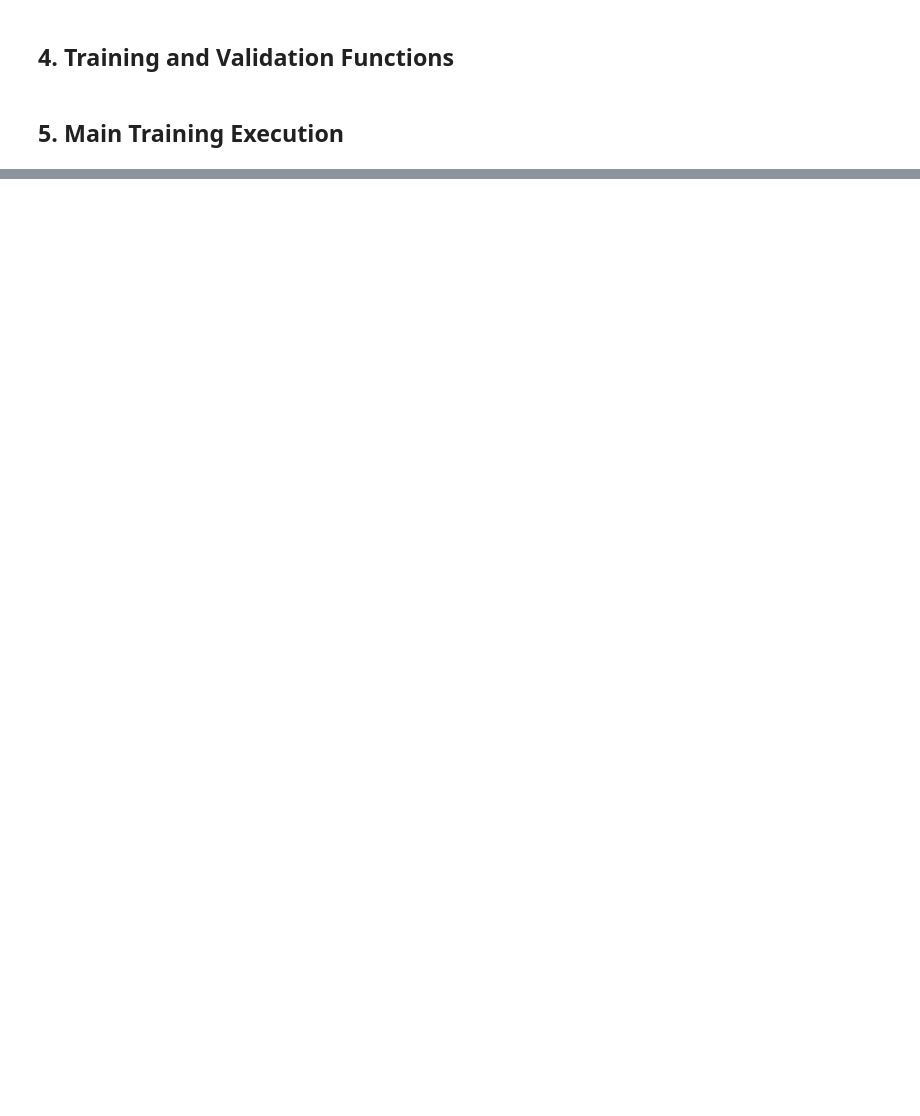
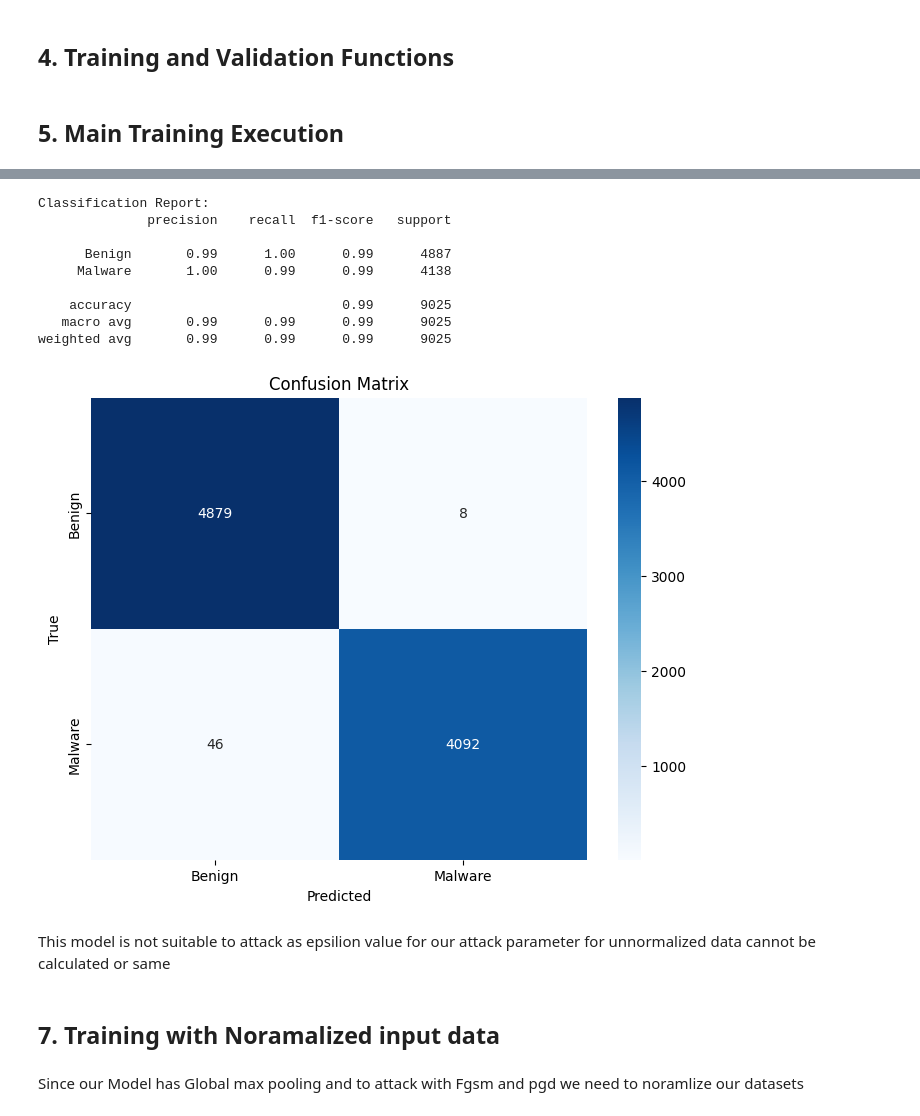
Before and after one commit to n-oli/SUM_reach, a Jupyter notebook: experiment.ipynb, the cells around one changed output, grey strips where cells are left out. Cells and saved outputs as stored; diff of their text form; code cells hidden in the pictures; blank space fills up the shorter version.

Commit message:
Refined Training and added attack logic

```diff
--- a/experiment.ipynb
+++ b/experiment.ipynb
@@ -194,0 +182,5 @@ logging.info(f"Best validation accuracy: {best_val_accuracy:.4f}")
+# %%
+# --- Test Data Loading ---
+test_dataset = MalwareDataset(splits['test']['files'], splits['test']['labels'])
+test_loader = DataLoader(test_dataset, batch_size=BATCH_SIZE, shuffle=False, num_workers=NUM_WORKERS)
+logging.info(f"{len(test_dataset)} number of test datasets loaded")
@@ -194,0 +189,5 @@ logging.info(f"Best validation accuracy: {best_val_accuracy:.4f}")
+# %%
+# --- Load Trained Model ---
+model = MalwareDetectionModel().to(device)
+model.load_state_dict(torch.load("best_model.pth"))
+model.eval()
@@ -194,0 +212,45 @@ logging.info(f"Best validation accuracy: {best_val_accuracy:.4f}")
+# %%
+def test_model(model, test_loader, device):
+    all_preds = []
+
+    all_labels = []
+    with torch.no_grad():
+        for (api_batch, global_batch), labels_batch in test_loader:
+            api_batch, global_batch, labels_batch = api_batch.to(device), global_batch.to(device), labels_batch.to(device)
+            outputs = model(api_batch, global_batch)
+            predicted = (outputs > 0.5).float()
+            all_preds.extend(predicted.cpu().numpy())
+            all_labels.extend(labels_batch.cpu().numpy())
+    return all_preds, all_labels
+# %%
+# --- Run Evaluation ---
+predictions, true_labels = test_model(model, test_loader, device)
+
+print("Classification Report:")
+print(classification_report(true_labels, predictions, target_names=['Benign', 'Malware']))
+
+
+cm = confusion_matrix(true_labels, predictions)
+plt.figure(figsize=(8, 6))
+sns.heatmap(cm, annot=True, fmt='d', cmap='Blues', xticklabels=['Benign', 'Malware'], yticklabels=['Benign', 'Malware'])
+plt.xlabel('Predicted')
+plt.ylabel('True')
+plt.title('Confusion Matrix')
+plt.show()
+# %% [output]
+Classification Report:
+              precision    recall  f1-score   support
+
+      Benign       0.99      1.00      0.99      4887
+     Malware       1.00      0.99      0.99      4138
+
+    accuracy                           0.99      9025
+   macro avg       0.99      0.99      0.99      9025
+weighted avg       0.99      0.99      0.99      9025
+[figure, added]
+# %% [markdown]
+This model is not suitable to attack as epsilion value for our attack parameter for unnormalized data cannot be calculated or same
+# %% [markdown]
+## 7. Training with Noramalized input data
+# %% [markdown]
+Since our Model has Global max pooling and to attack with Fgsm and pgd we need to noramlize our datasets
```
Also changed, not shown: parts of 28 cells of this notebook.
